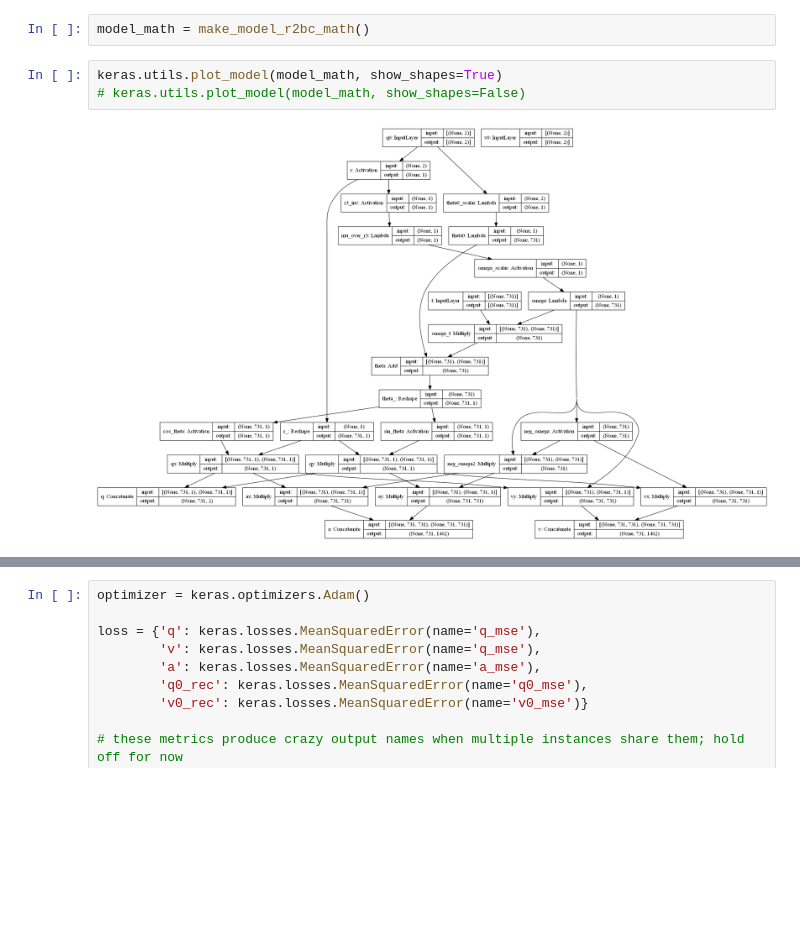
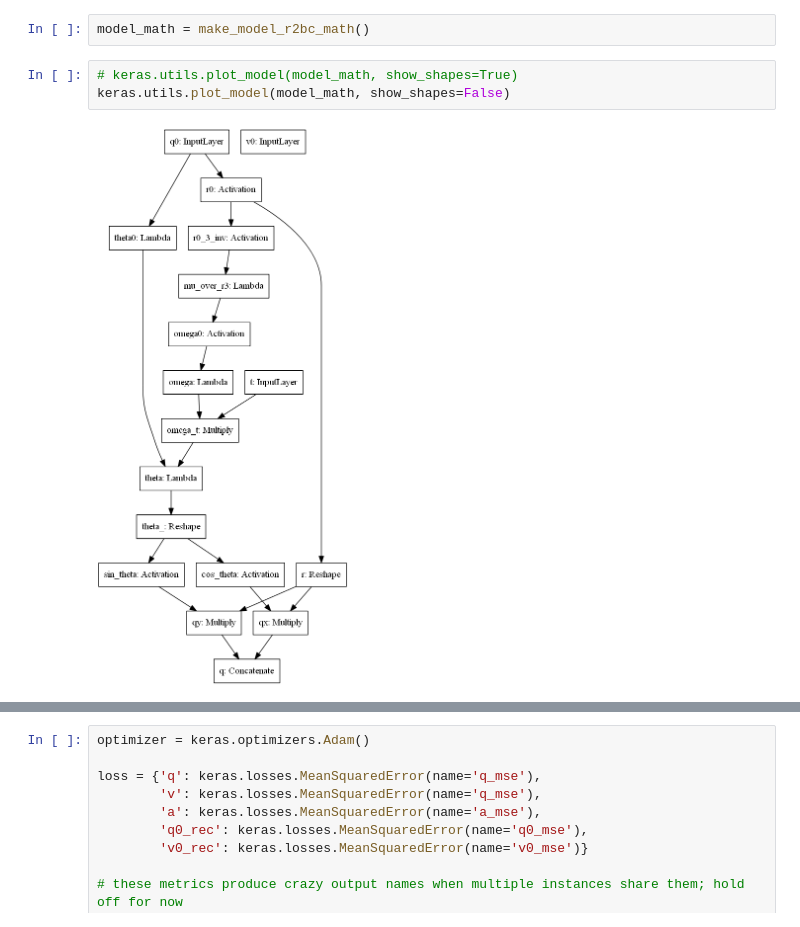
Before and after one commit to memanuel/IACS-n-body, a Jupyter notebook: src/two-body-restricted.ipynb, the cells around one changed output, grey strips where cells are left out. Drawn from its saved outputs; the diff is of its cells as text; blank space fills up the shorter version.

```diff
--- a/src/two-body-restricted.ipynb
+++ b/src/two-body-restricted.ipynb
@@ -185,10 +192,10 @@ def make_model_r2bc_math(traj_size=731):
 # %%
 model_math = make_model_r2bc_math()
 # %%
-keras.utils.plot_model(model_math, show_shapes=True)
-# keras.utils.plot_model(model_math, show_shapes=False)
+# keras.utils.plot_model(model_math, show_shapes=True)
+keras.utils.plot_model(model_math, show_shapes=False)
 # %% [output]
-[figure, old version]
+[figure, new version]
 # %%
 model_math.summary()
 # %% [output]
```
Also changed, not shown: parts of 4 cells of this notebook.
